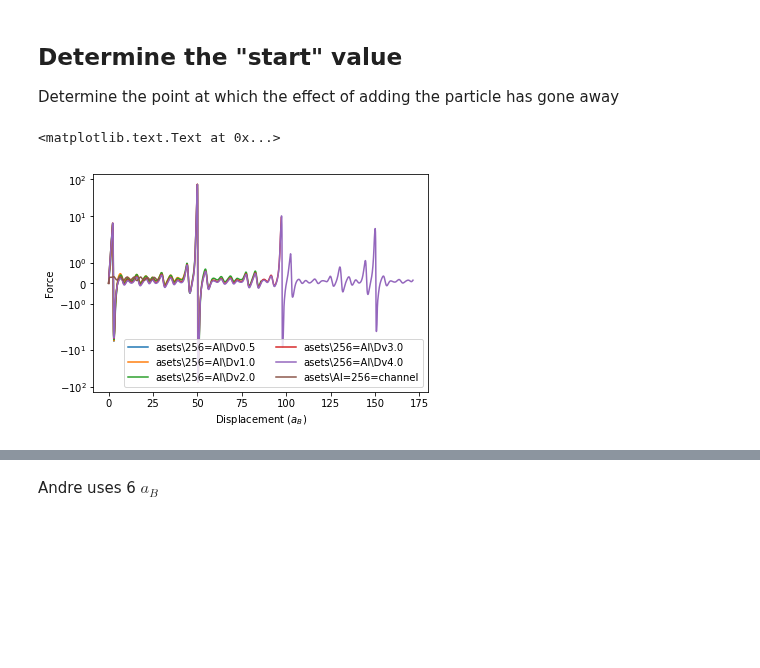
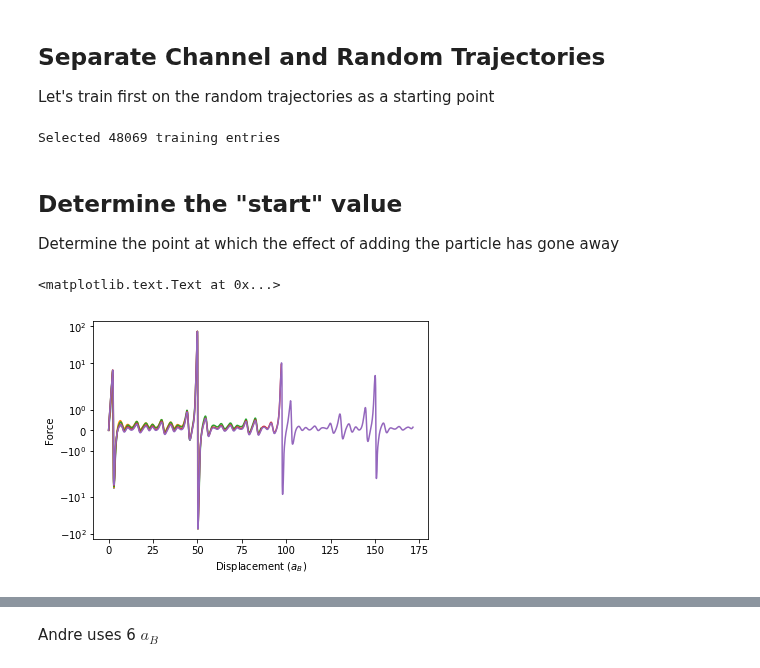
Before and after one commit to globus-labs/stopping-power-ml, a Jupyter notebook: multiple-velocities/1_build-machine-learning-model.ipynb, the cells around one changed output, grey strips where cells are left out. Drawn from its saved outputs; the diff is of its cells as text; code cells hidden in the pictures; blank space fills up the shorter version.

```diff
--- a/multiple-velocities/1_build-machine-learning-model.ipynb
+++ b/multiple-velocities/1_build-machine-learning-model.ipynb
@@ -24,0 +19,2 @@ data = pkl.load(open('data.pkl', 'rb'))
+# %%
+data = pd.read_pickle(os.path.join('..', 'training_data.pkl.gz'))
@@ -24,0 +24,3 @@ data = pkl.load(open('data.pkl', 'rb'))
+# %% [markdown]
+## Separate Channel and Random Trajectories
+Let's train first on the random trajectories as a starting point
@@ -25,21 +29,26 @@ data = pkl.load(open('data.pkl', 'rb'))
+# %%
+data = data[data['directory'].str.contains('datasets/256_Al')]
+print('Selected {} training entries'.format(len(data)))
+# %% [output]
+Selected 48069 training entries
 # %% [markdown]
 ## Determine the "start" value
 Determine the point at which the effect of adding the particle has gone away
 # %%
 fig, ax = plt.subplots()
 
 plot_max = 3000
 for gid, group in data.groupby('directory'):
-    ax.plot(group['displacement'].iloc[:plot_max], group['force'].iloc[:plot_max], label=gid[3:].replace("_","="))
+    ax.plot(group['displacement'].iloc[:plot_max], group['force'].iloc[:plot_max], label=gid)
 
-ax.legend(ncol=2)
+#ax.legend(ncol=2)
 ax.set_yscale('symlog')
 
 ax.set_xlabel('Displacement ($a_B$)')
 ax.set_ylabel('Force')
 # %% [output]
 <matplotlib.text.Text at 0x...>
-[figure, old version]
+[figure, new version]
 # %%
 fig, ax = plt.subplots()
 
```
Also changed, not shown: parts of 32 cells of this notebook, 5 other files.
